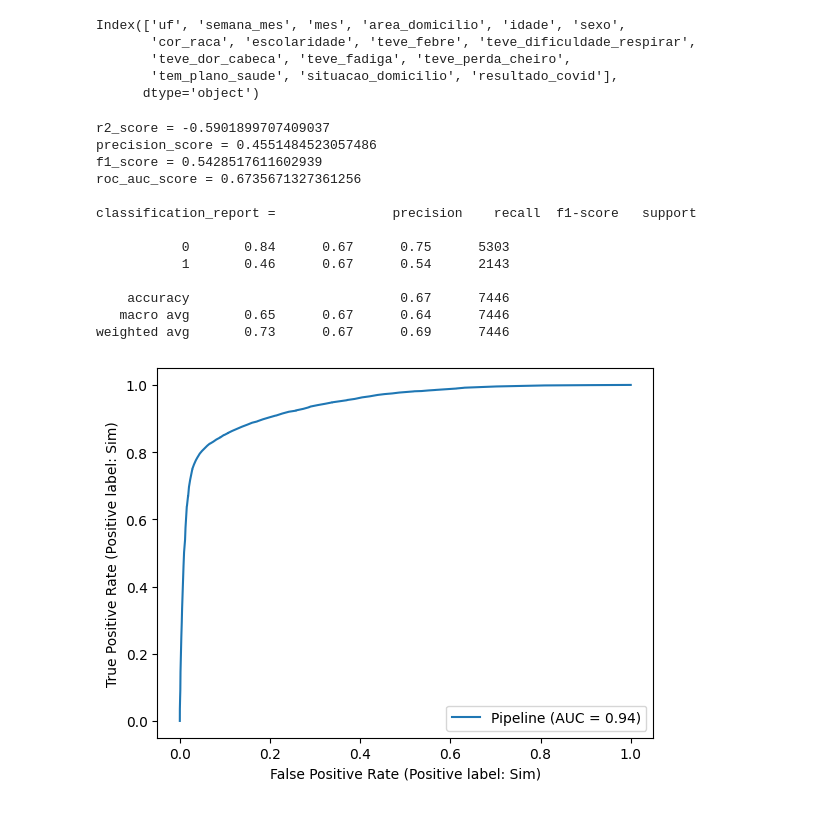
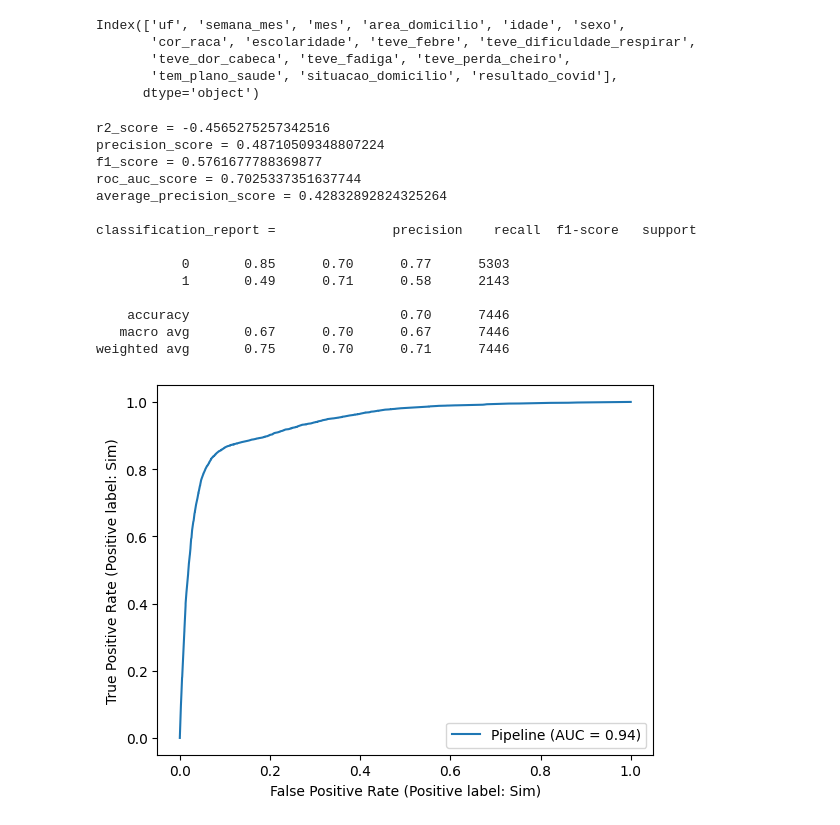
Before and after one commit to pehls/gp27_techchallenge_3, a Jupyter notebook: notebooks/003_gtrp_feature_importance.ipynb, the cells around one changed output. Cells and saved outputs as stored; diff of their text form; code cells hidden in the pictures.

```diff
--- a/notebooks/003_gtrp_feature_importance.ipynb
+++ b/notebooks/003_gtrp_feature_importance.ipynb
@@ -136,6 +147,8 @@ from sklearn.metrics import (  r2_score
                              , f1_score
                              , classification_report
                              , roc_auc_score
+                             , precision_recall_curve
+                             , average_precision_score
                              , RocCurveDisplay
                              )
 from sklearn.inspection import permutation_importance
@@ -145,8 +158,6 @@ from imblearn.under_sampling import RandomUnderSampler
 import plotly.express as px
 
 _features = ['uf',
-             'semana_mes',
-             'mes',
              'area_domicilio',
              'idade',
              'sexo',
@@ -159,6 +170,13 @@ _features = ['uf',
              'teve_perda_cheiro',
              'tem_plano_saude',
              'situacao_domicilio']
+
+transform_pipeline = Pipeline(
+    steps = [
+        ('under', RandomUnderSampler(sampling_strategy='majority')),
+        ('one-hot', OneHotEncoder(handle_unknown='infrequent_if_exist'))
+    ]
+)
 
 pipeline = Pipeline(
     steps = [
@@ -185,6 +203,7 @@ r2_score = {r2_score(_y_test, _y_pred)}
 precision_score = {precision_score(_y_test, _y_pred)}
 f1_score = {f1_score(_y_test, _y_pred)}
 roc_auc_score = {roc_auc_score(_y_test, _y_pred)}
+average_precision_score = {average_precision_score(_y_test, _y_pred)}
 
 classification_report = {classification_report(_y_test, _y_pred)}
 """)
@@ -192,43 +211,44 @@ classification_report = {classification_report(_y_test, _y_pred)}
 RocCurveDisplay.from_estimator(pipeline, X, y)
 
 result = permutation_importance(
     pipeline, X_test, y_test, n_repeats=10, random_state=42, n_jobs=2
 )
 forest_importances = pd.DataFrame([result.importances_mean, X.columns], index=['importance','feature']).T
 
 
 fig = px.bar(
     forest_importances.sort_values('importance'),
     x='importance', y='feature', orientation='h'
 )
 fig.update_layout(
     yaxis=dict(
         showgrid=False,
         showline=False,
         showticklabels=True
     ),
     xaxis=dict(
         showgrid=False,
         showline=False,
         showticklabels=True
     )
 )
 fig.show()
 # %% [output]
-r2_score = -0.5901899707409037
-precision_score = 0.4551484523057486
-f1_score = 0.5428517611602939
-roc_auc_score = 0.6735671327361256
+r2_score = -0.4565275257342516
+precision_score = 0.48710509348807224
+f1_score = 0.5761677788369877
+roc_auc_score = 0.7025337351637744
+average_precision_score = 0.42832892824325264
 
 classification_report =               precision    recall  f1-score   support
 
-           0       0.84      0.67      0.75      5303
-           1       0.46      0.67      0.54      2143
+           0       0.85      0.70      0.77      5303
+           1       0.49      0.71      0.58      2143
 
-    accuracy                           0.67      7446
-   macro avg       0.65      0.67      0.64      7446
-weighted avg       0.73      0.67      0.69      7446
+    accuracy                           0.70      7446
+   macro avg       0.67      0.70      0.67      7446
+weighted avg       0.75      0.70      0.71      7446
-[figure, old version]
+[figure, new version]
 # %%
 from sklearn.metrics import (  r2_score
                              , precision_score
```
Also changed, not shown: parts of 5 cells of this notebook, 7 other files.
